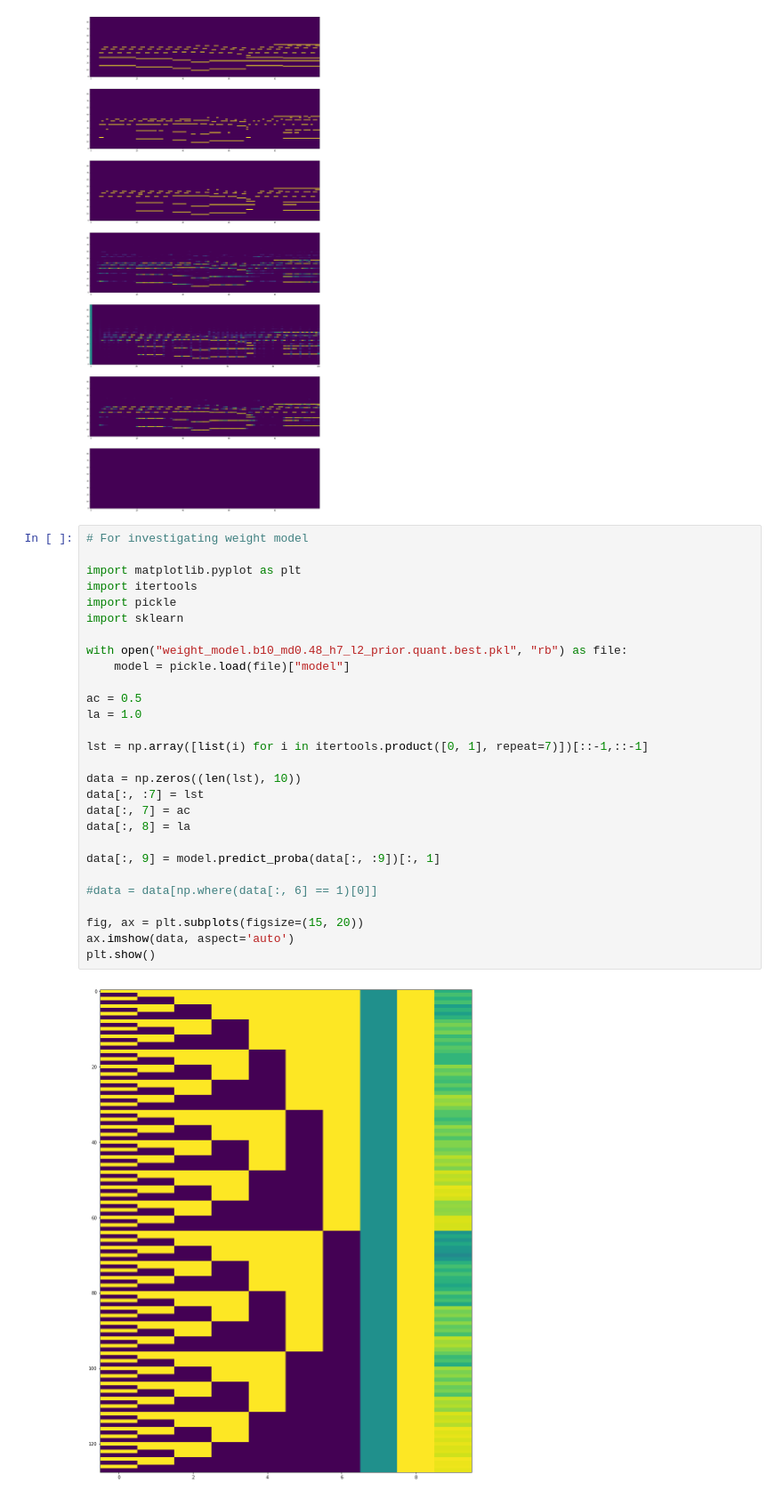
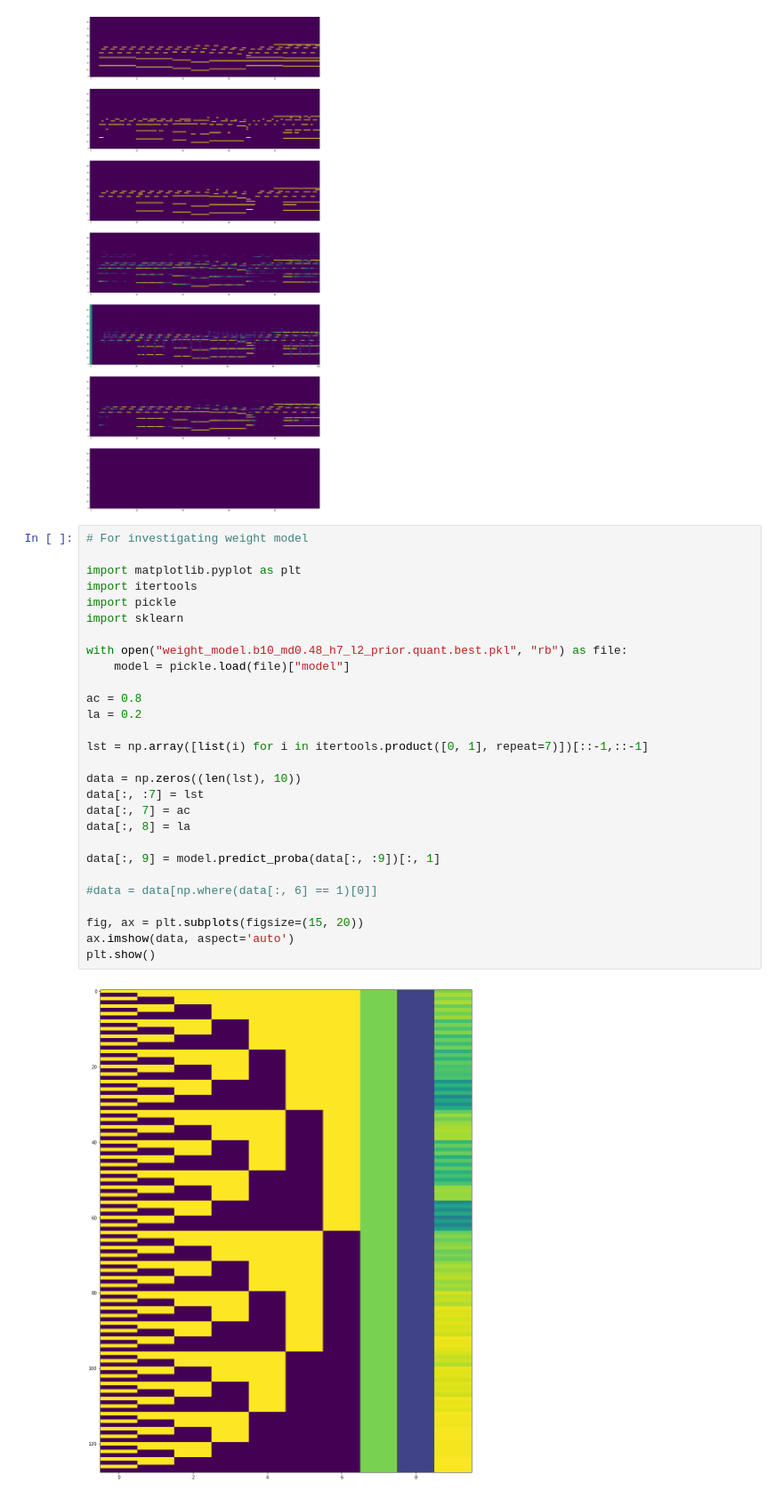
Before and after one commit to adrienycart/MLM_decoding, a Jupyter notebook: Scratch.ipynb, the cells around one changed output. Shown at 89% size. Saved outputs shown, nothing was run; the diff lists cells and outputs as text.

```diff
--- a/Scratch.ipynb
+++ b/Scratch.ipynb
@@ -111,30 +111,30 @@ plt.show()
 # %%
 # For investigating weight model
 
 import matplotlib.pyplot as plt
 import itertools
 import pickle
 import sklearn
 
 with open("weight_model.b10_md0.48_h7_l2_prior.quant.best.pkl", "rb") as file:
     model = pickle.load(file)["model"]
 
-ac = 0.5
-la = 1.0
+ac = 0.8
+la = 0.2
 
 lst = np.array([list(i) for i in itertools.product([0, 1], repeat=7)])[::-1,::-1]
 
 data = np.zeros((len(lst), 10))
 data[:, :7] = lst
 data[:, 7] = ac
 data[:, 8] = la
 
 data[:, 9] = model.predict_proba(data[:, :9])[:, 1]
 
 #data = data[np.where(data[:, 6] == 1)[0]]
 
 fig, ax = plt.subplots(figsize=(15, 20))
 ax.imshow(data, aspect='auto')
 plt.show()
 # %% [output]
-[figure, old version]
+[figure, new version]
```
Also changed, not shown: 1 other file.
